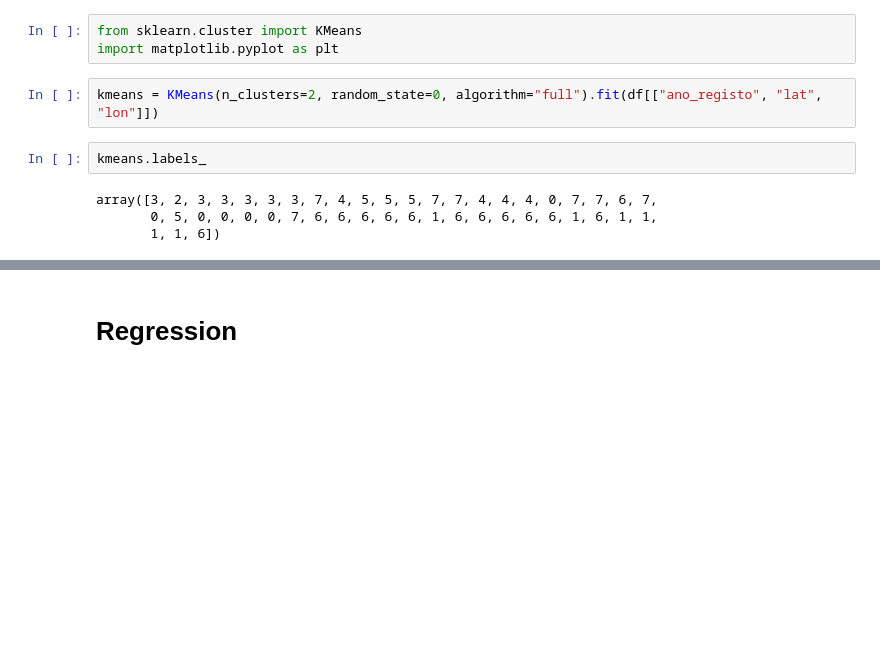
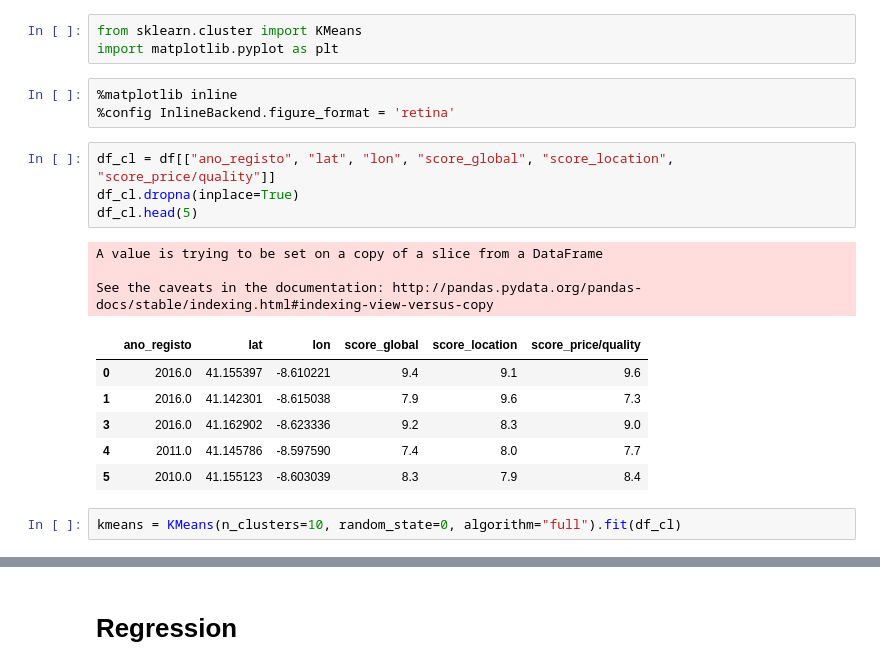
Before and after one commit to msramalho/hackacity2019, a Jupyter notebook: Analysis.ipynb, the cells around one changed output, grey strips where cells are left out. Drawn from its saved outputs; the diff is of its cells as text; blank space fills up the shorter version.

```diff
--- a/Analysis.ipynb
+++ b/Analysis.ipynb
@@ -17,11 +17,22 @@ df.head(5)
 # %%
 from sklearn.cluster import KMeans
 import matplotlib.pyplot as plt
+# %%
+%matplotlib inline
+%config InlineBackend.figure_format = 'retina'
+# %%
+df_cl = df[["ano_registo", "lat", "lon", "score_global", "score_location", "score_price/quality"]]
+df_cl.dropna(inplace=True)
+df_cl.head(5)
+# %% [output]
+A value is trying to be set on a copy of a slice from a DataFrame
+
+See the caveats in the documentation: http://pandas.pydata.org/pandas-docs/stable/indexing.html#indexing-view-versus-copy
+|  | ano_registo | lat | lon | score_global | score_location | score_price/quality |
+| 0 | 2016.0 | 41.155397 | -8.610221 | 9.4 | 9.1 | 9.6 |
+| 1 | 2016.0 | 41.142301 | -8.615038 | 7.9 | 9.6 | 7.3 |
+| 3 | 2016.0 | 41.162902 | -8.623336 | 9.2 | 8.3 | 9.0 |
+| 4 | 2011.0 | 41.145786 | -8.597590 | 7.4 | 8.0 | 7.7 |
+| 5 | 2010.0 | 41.155123 | -8.603039 | 8.3 | 7.9 | 8.4 |
 # %%
-kmeans = KMeans(n_clusters=2, random_state=0, algorithm="full").fit(df[["ano_registo", "lat", "lon"]])
+kmeans = KMeans(n_clusters=10, random_state=0, algorithm="full").fit(df_cl)
-# %%
-kmeans.labels_
-# %% [output]
-array([3, 2, 3, 3, 3, 3, 3, 7, 4, 5, 5, 5, 7, 7, 4, 4, 4, 0, 7, 7, 6, 7,
-       0, 5, 0, 0, 0, 0, 7, 6, 6, 6, 6, 6, 1, 6, 6, 6, 6, 6, 1, 6, 1, 1,
-       1, 1, 6])
```
Also changed, not shown: parts of 9 cells of this notebook, 3 other files.
